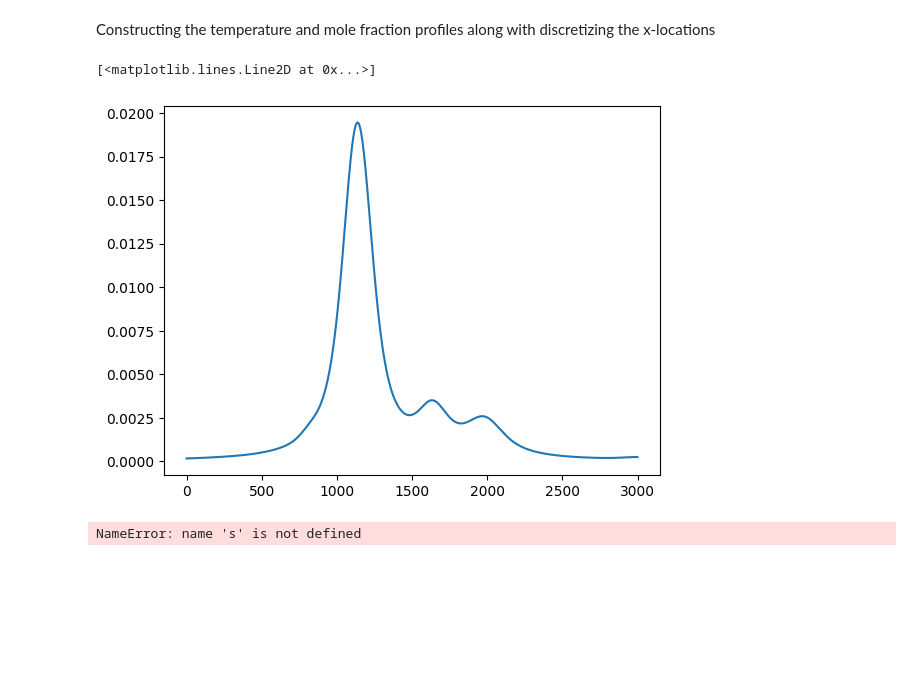
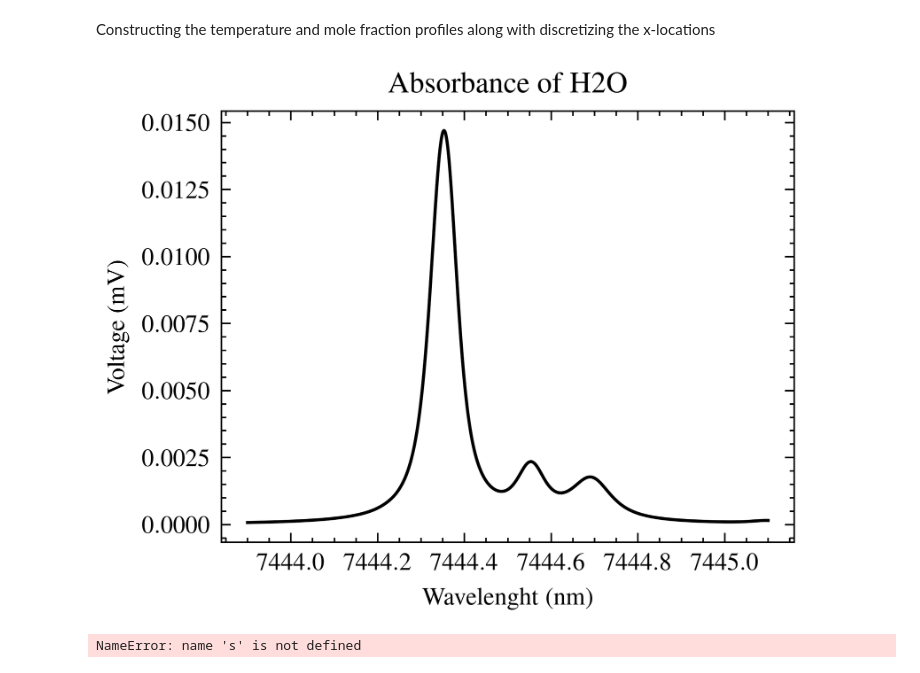
Before and after one commit to CaffineAddic/Flame_dianostics-temperature_profile_estimation_using_ML, a Jupyter notebook: Spectra_gen/TDLAS.ipynb, the cells around one changed output. Saved outputs shown, nothing was run; the diff lists cells and outputs as text; code cells hidden in the pictures; blank space fills up the shorter version.

```diff
--- a/Spectra_gen/TDLAS.ipynb
+++ b/Spectra_gen/TDLAS.ipynb
@@ -392,7 +392,7 @@ S0 = s01*2.479371939e19*P #  <-------------- DOUBT       UNIT CONVERSION
 # %% [markdown]
 Constructing the temperature and mole fraction profiles along with discretizing the x-locations
 # %%
-def calc_abs(loc, xon=.1, *args, **kwargs):
+def calc_abs(loc=700, xon=.026, *args, **kwargs):
     # temperature and mole fraction fields construction----------------------------
 
     # loc_pro = loc
@@ -406,7 +406,7 @@ def calc_abs(loc, xon=.1, *args, **kwargs):
     # non uniform temperature field
     # Tnon = A2+(A1-A2)/(1+np.exp((X-X0)/A3))
 
-    Tnon = loc
+    Tnon =  np.ones((300))*loc
 
     # Tnon = Temp_pofiles[100]
 
@@ -496,11 +496,18 @@ data_ph = np.load('/home/saumya/Documents/Flame_dianostics-temperature_profile_e
 # data_ph = argument_list = [(random.randint(1500, 2200), random.randint(1, 3)/ 10) for _ in range(num_jobs)]
 # %%
-spect = calc_abs(data_ph)
+spect = calc_abs()
+# %%
+import scienceplots
+
+plt.style.use(['science','ieee'])
 # %%
-plt.plot(spect)
+plt.plot(dat1,spect)
+plt.title('Absorbance of H2O')
+plt.ylabel('Voltage (mV)')
+plt.xlabel('Wavelenght (nm)')
+plt.savefig('H20ABS')
 # %% [output]
-[<matplotlib.lines.Line2D at 0x...>]
-[figure, old version]
+[figure, new version]
 # %%
 s
 # %% [output]
```
Also changed, not shown: parts of 2 cells of this notebook, 5 other files.
